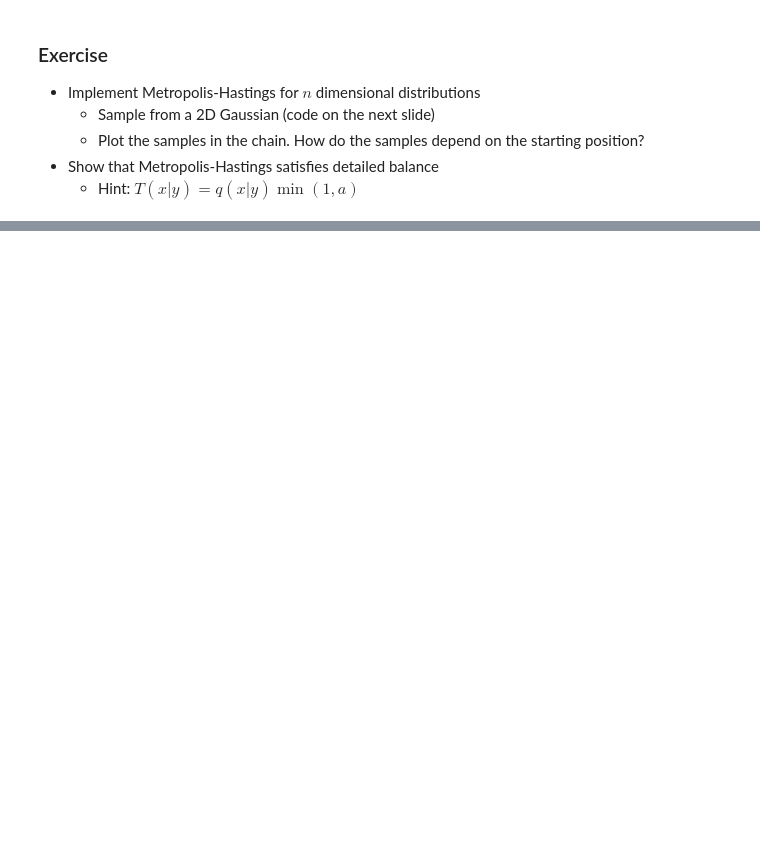
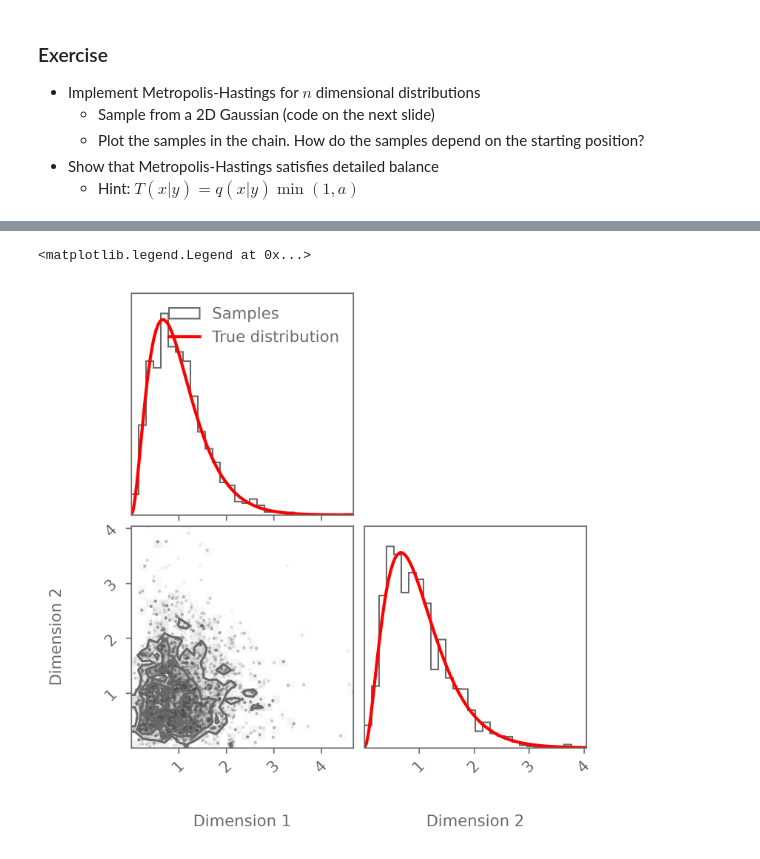
Before and after one commit to bermeyer/Bayesian-Stats-HS2026, a Jupyter notebook: my_exercise_solutions/Ex5.ipynb, the cells around one changed output, grey strips where cells are left out. Drawn from its saved outputs; the diff is of its cells as text; code cells hidden in the pictures; blank space fills up the shorter version.

```diff
--- a/my_exercise_solutions/Ex5.ipynb
+++ b/my_exercise_solutions/Ex5.ipynb
@@ -177,0 +225,30 @@ plt.xlabel("$x$");
+# %%
+import corner
+
+var_names=["Dimension 1", "Dimension 2"]
+
+fig=corner.corner(res,bins=30,hist_kwargs={"density": True, "label": "Samples"}, labels=var_names)
+axes = np.array(fig.axes).reshape((2, 2))
+
+xgrid = np.linspace(0, 20, 500)
+
+# Gamma marginal for x1
+axes[0,0].plot(
+    xgrid,
+    target_distr.pdf(xgrid),
+    color="red",
+    lw=2,
+    label="True distribution"
+)
+
+# Gamma marginal for x2
+axes[1,1].plot(
+    xgrid,
+    target_distr.pdf(xgrid),
+    color="red",
+    lw=2
+)
+axes[0,0].legend(loc="upper right")
+# %% [output]
+<matplotlib.legend.Legend at 0x...>
+[figure, added]
```
Also changed, not shown: parts of 8 cells of this notebook, 1 other file.
